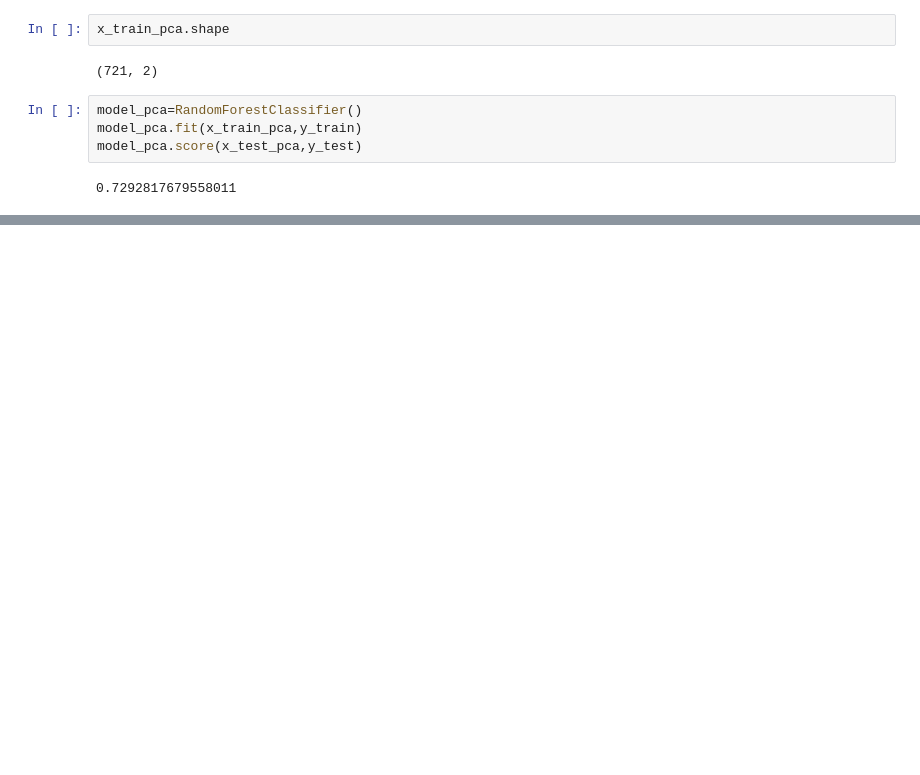
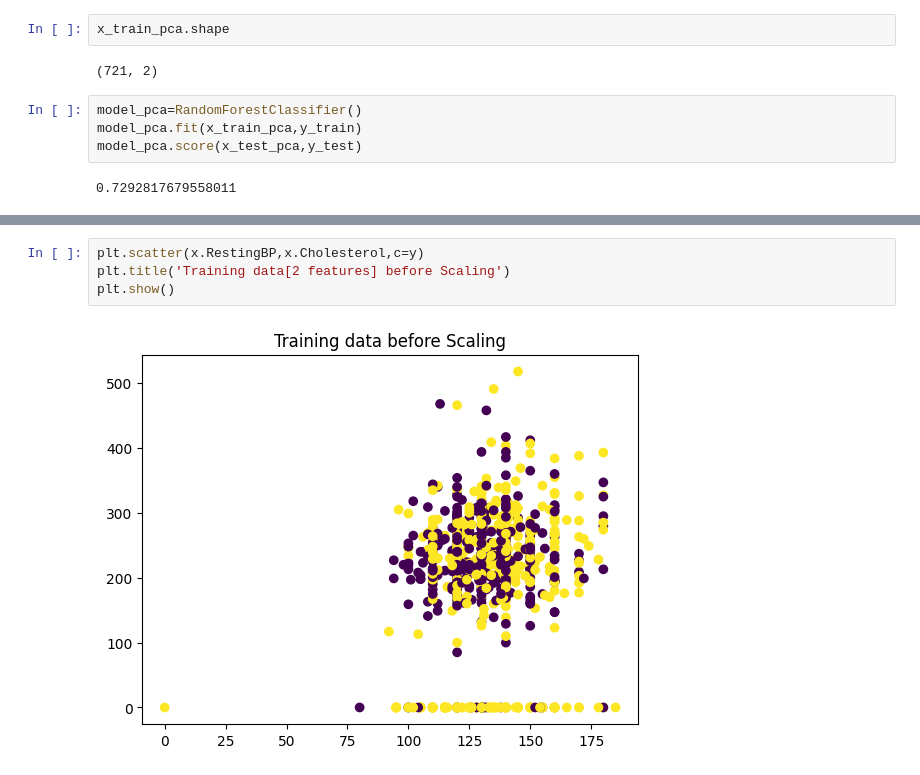
Before and after one commit to Devisri2003/Principal-Component-Analysis, a Jupyter notebook: PCA.ipynb, the cells around one changed output, grey strips where cells are left out. Drawn from its saved outputs; the diff is of its cells as text; blank space fills up the shorter version.

```diff
--- a/PCA.ipynb
+++ b/PCA.ipynb
@@ -259,0 +269,6 @@ model_pca.score(x_test_pca,y_test)
+# %%
+plt.scatter(x.RestingBP,x.Cholesterol,c=y)
+plt.title('Training data[2 features] before Scaling')
+plt.show()
+# %% [output]
+[figure, added]
```
Also changed, not shown: parts of 11 cells of this notebook.
